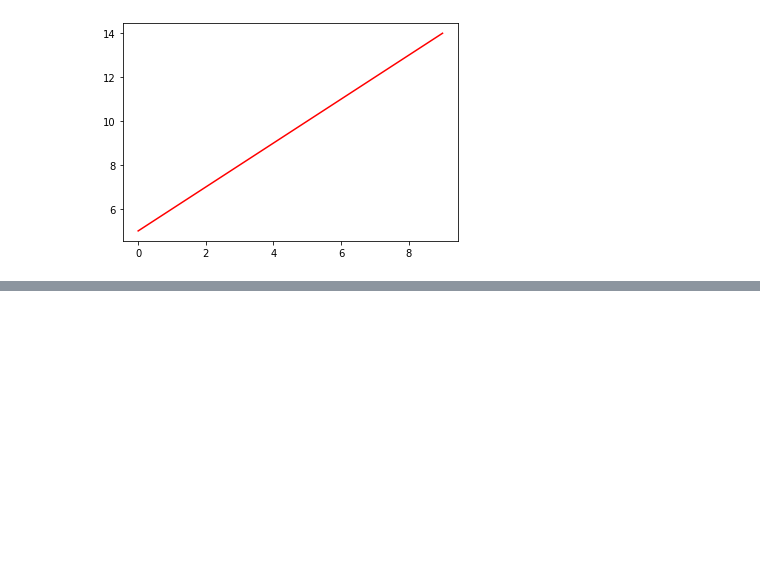
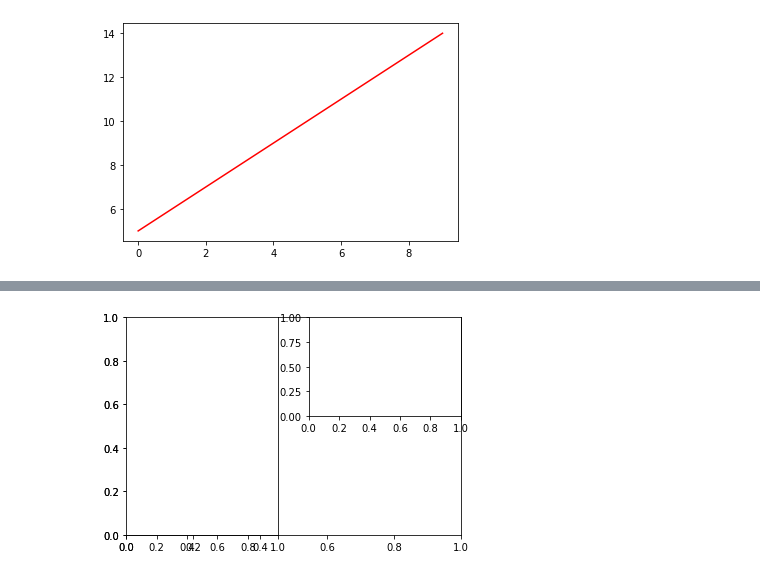
Before and after one commit to yunjigongju/202203-, a Jupyter notebook: 시각화.ipynb, the cells around one changed output, grey strips where cells are left out. Cells and saved outputs as stored; diff of their text form; code cells hidden in the pictures; blank space fills up the shorter version.

```diff
--- a/시각화.ipynb
+++ b/시각화.ipynb
@@ -20,0 +44,8 @@ plt.show()
+# %%
+fig = plt.figure()
+fig.add_subplot()
+ax1 = fig.add_subplot(1,2,1)
+ax2 = fig.add_subplot(2,2,2)
+plt.show()
+# %% [output]
+[figure, added]
```
Also changed, not shown: parts of 13 cells of this notebook.
